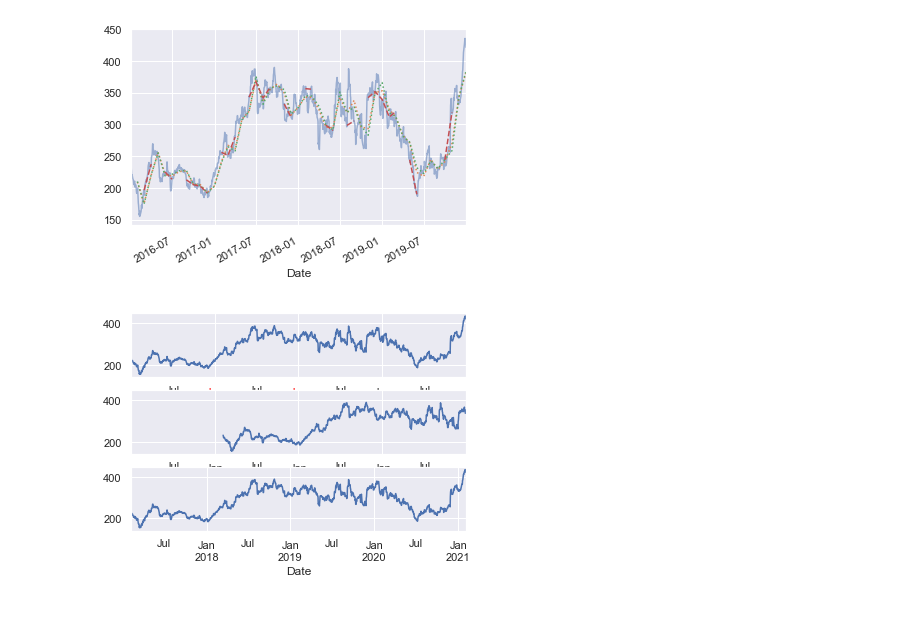
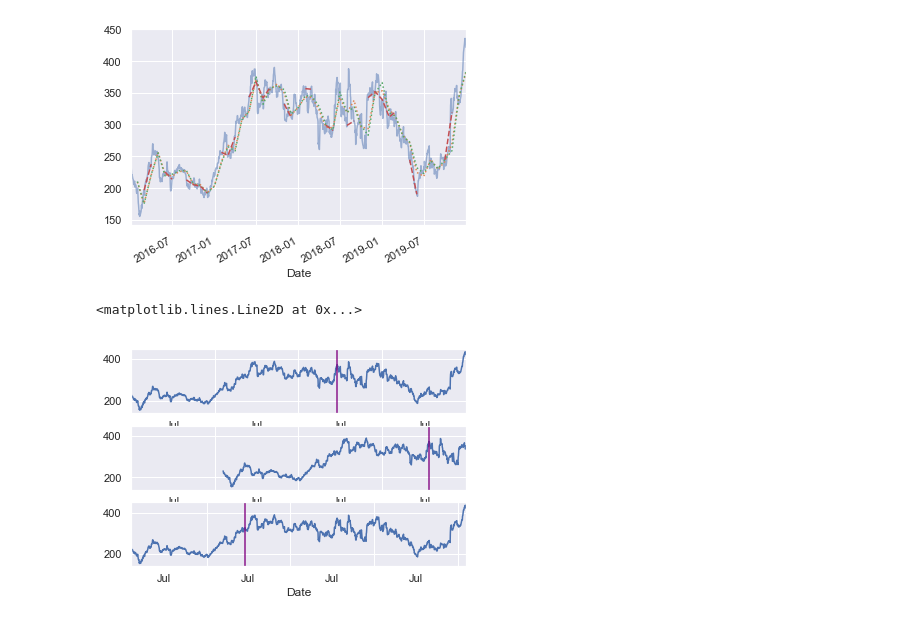
Before and after one commit to pvaddina/python-reference, a Jupyter notebook: pandas/04_time_series.ipynb, the cells around one changed output. Saved outputs shown, nothing was run; the diff lists cells and outputs as text; code cells hidden in the pictures.

```diff
--- a/pandas/04_time_series.ipynb
+++ b/pandas/04_time_series.ipynb
@@ -155,15 +163,19 @@ tesla.asfreq('M').plot(style="--")
 # %%
 fig, ax = plt.subplots(3, sharey=True)
 tesla = tesla.asfreq('D', method='pad')
 tesla.plot(ax=ax[0])
 tesla.shift(400).plot(ax=ax[1])
 tesla.tshift(400).plot(ax=ax[2])
 
-changelblft = lambda l: l.set_fontsize(3)
+lowest = pd.to_datetime('16.06.2018')
+#changelblft = lambda l: l.set_fontsize(300)
 
-ax[0].get_xticklabels()[4].set(weight='heavy', color='red')
-ax[0].get_xticklabels()[0].set(color='red')
-ax[0].get_xticklabels()[1].set(color='red')
-ax[0].get_xticklabels()[2].set(color='red')
+ax[0].set_xticklabels(ax[0].get_xticklabels(), fontdict={'fontsize':20})
+ax[0].axvline(lowest, color='purple', alpha=0.9)
+ax[1].set_xticklabels(ax[1].get_xticklabels(), fontdict={'fontsize':20})
+ax[1].axvline(lowest+pd.Timedelta(days=400), color='purple', alpha=0.9)
+ax[2].set_xticklabels(ax[1].get_xticklabels(), fontdict={'fontsize':20})
+ax[2].axvline(lowest, color='purple', alpha=0.9)
 # %% [output]
+<matplotlib.lines.Line2D at 0x...>
-[figure, old version]
+[figure, new version]
```
Also changed, not shown: parts of 8 cells of this notebook, 3 other files.
